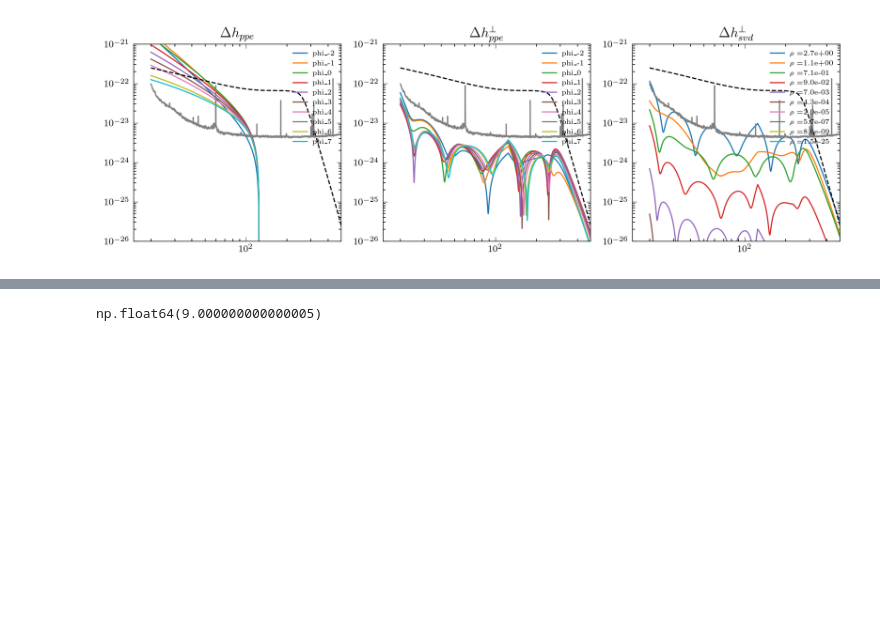
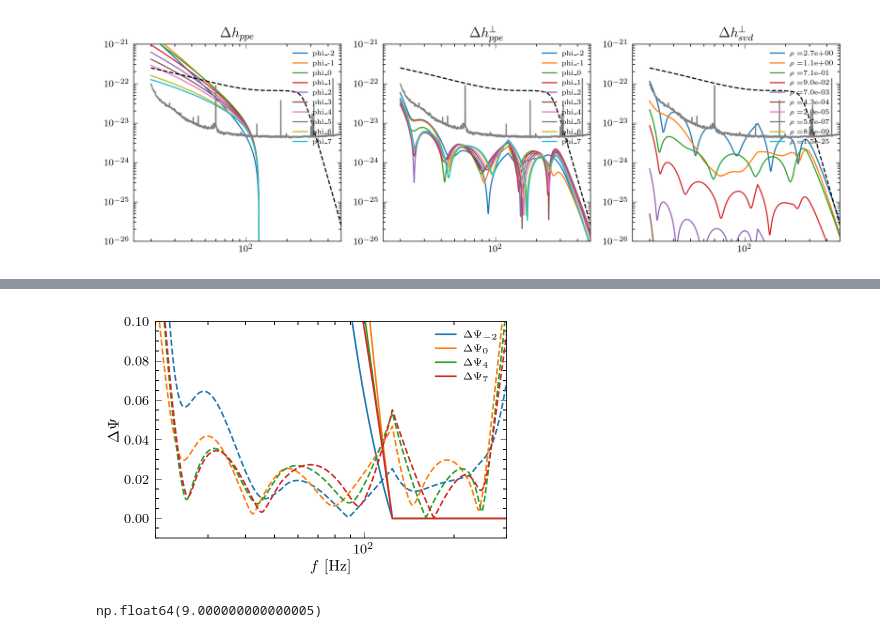
Before and after one commit to BrianCSeymour/geo-tgr, a Jupyter notebook: svd-ppeperp.ipynb, the cells around one changed output, grey strips where cells are left out. Saved outputs shown, nothing was run; the diff lists cells and outputs as text; code cells hidden in the pictures; blank space fills up the shorter version.

```diff
--- a/svd-ppeperp.ipynb
+++ b/svd-ppeperp.ipynb
@@ -263,3 +271,24 @@ plt.show()
+# %%
+kkplt = [-2, 0, 4, 7]
+
+for k in kkplt:
+    line, = plt.semilogx(obj.freqs,np.abs(resDh[obj.k2str[k]]["H1"] / hgr["H1"]), label=rf"$\Delta \Psi_{{ {k:d} }}$")
+    plt.semilogx(obj.freqs,np.abs(res[obj.k2str[k]]["H1"] / hgr["H1"]) , color = line.get_color(), ls = "--")
+
+plt.xlim(20, 300)
+plt.legend(loc=1)
+
+plt.xlabel(r"$f$ [Hz]")
+plt.ylim(-3/10,3)
+plt.ylabel(r"$\Delta \Psi$")
+# plt.savefig(datestr+"-psi-example.pdf", bbox_inches='tight', pad_inches=0)
+
+plt.ylim(-0.1/10,0.1)
+# plt.savefig(datestr+"-psiperp-example.pdf", bbox_inches='tight', pad_inches=0)
+
+plt.show()
+# %% [output]
+[figure, added]
 # %%
 np.sum(normsvd**2)
 # %% [output]
```
Also changed, not shown: parts of 2 cells of this notebook.
